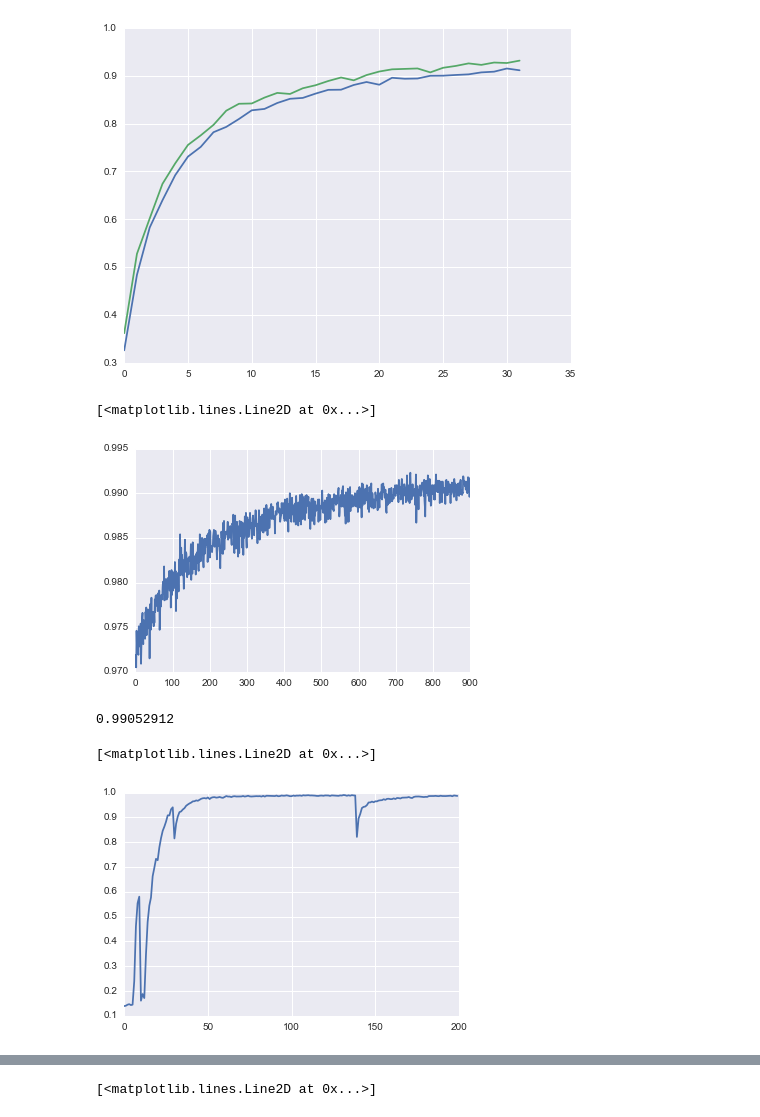
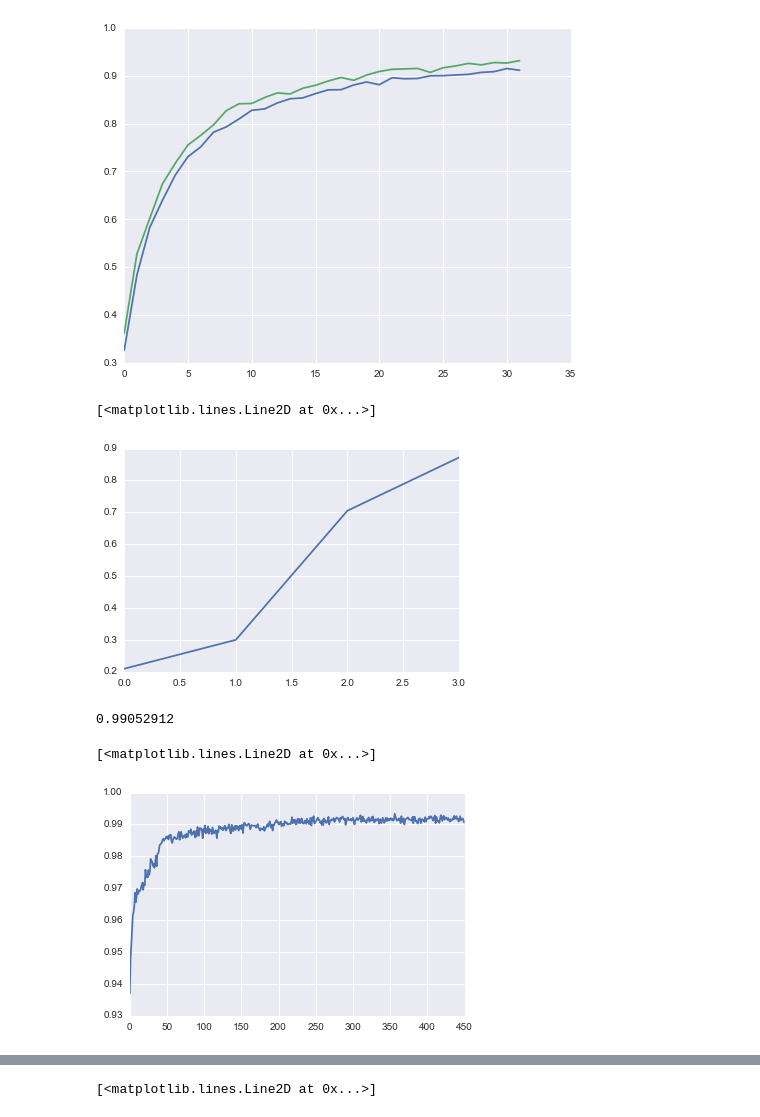
Before and after one commit to jaredawebb/ForwardThinking, a Jupyter notebook: replication/vanilla_conv.ipynb, the cells around one changed output, grey strips where cells are left out. Drawn from its saved outputs; the diff is of its cells as text; code cells hidden in the pictures.

```diff
--- a/replication/vanilla_conv.ipynb
+++ b/replication/vanilla_conv.ipynb
@@ -229,21 +229,21 @@ plt.plot(acc1)
 [<matplotlib.lines.Line2D at 0x...>]
 [figure]
 # %%
-acc = np.load('./accuracies_layer3_aug.npy')
-plt.plot(acc[-900:])
+acc = np.load('./accuracies_layer2_aug.npy')
+plt.plot(acc)
 # %% [output]
 [<matplotlib.lines.Line2D at 0x...>]
-[figure, old version]
+[figure, new version]
 # %%
 acc[-100:].mean()
 # %% [output]
 0.99052912
 # %%
 acc = np.load('./accuracies_aug.npy')
-plt.plot(acc[:200])
+plt.plot(acc[-450:])
 # %% [output]
 [<matplotlib.lines.Line2D at 0x...>]
-[figure, old version]
+[figure, new version]
 # %%
 max(acc[:200])
 # %% [output]
```
Also changed, not shown: parts of 3 cells of this notebook.
